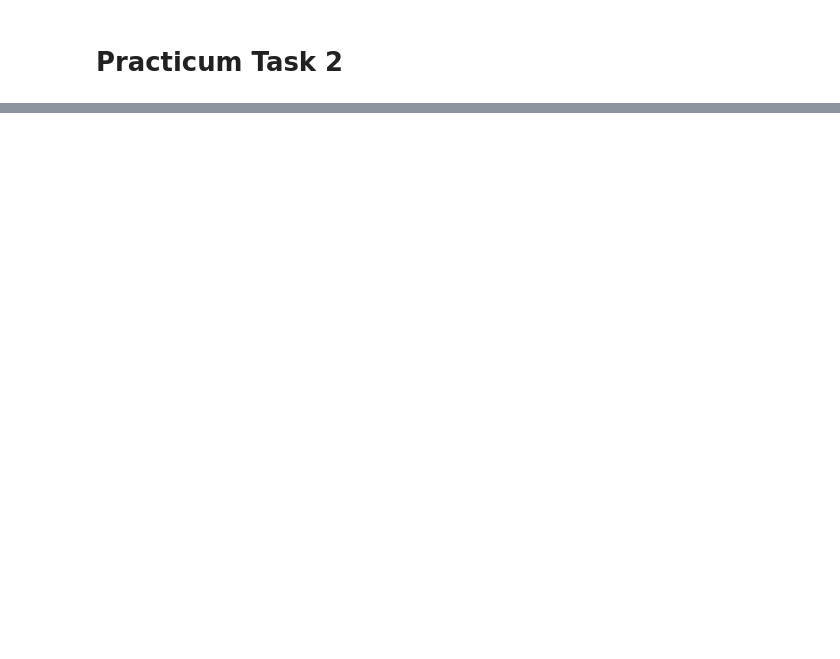
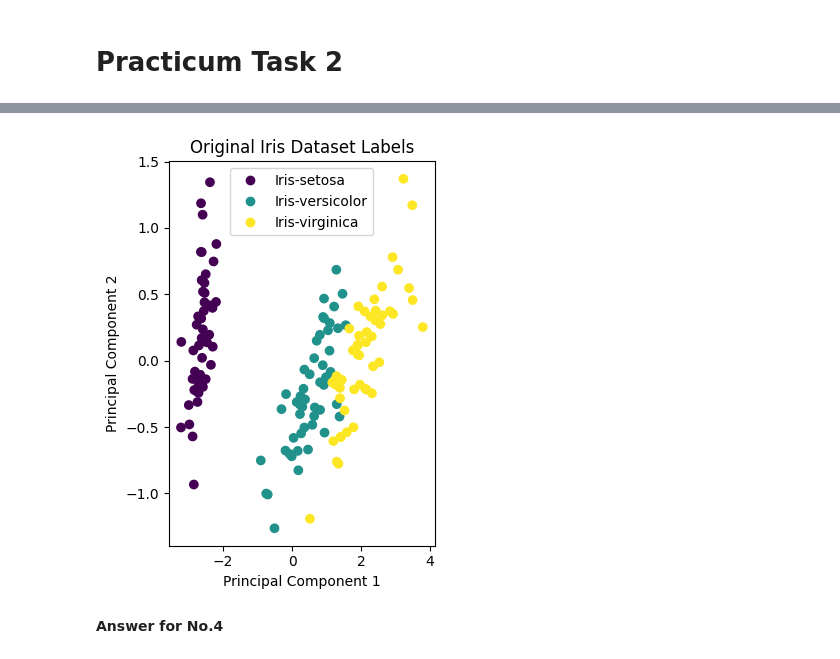
Before and after one commit to hemoabdullah/ML-SMT5, a Jupyter notebook: JS06_2341720203_Hammam_Abdullah_BG.ipynb, the cells around one changed output, grey strips where cells are left out. Saved outputs shown, nothing was run; the diff lists cells and outputs as text; code cells hidden in the pictures; blank space fills up the shorter version.

```diff
--- a/JS06_2341720203_Hammam_Abdullah_BG.ipynb
+++ b/JS06_2341720203_Hammam_Abdullah_BG.ipynb
@@ -278,0 +398,18 @@ Answer for No.1
+# %%
+plt.subplot(1, 2, 2)
+species_map = {species: i for i, species in enumerate(y_true.unique())}
+y_numeric = y_true.map(species_map)
+
+scatter = plt.scatter(X_pca[:, 0], X_pca[:, 1], c=y_numeric, cmap='viridis')
+plt.title('Original Iris Dataset Labels')
+plt.xlabel('Principal Component 1')
+plt.ylabel('Principal Component 2')
+plt.legend(handles=scatter.legend_elements()[0], labels=list(species_map.keys()))
+
+
+plt.tight_layout()
+plt.show()
+# %% [output]
+[figure, added]
+# %% [markdown]
+**Answer for No.4**
```
Also changed, not shown: parts of 19 cells of this notebook.
